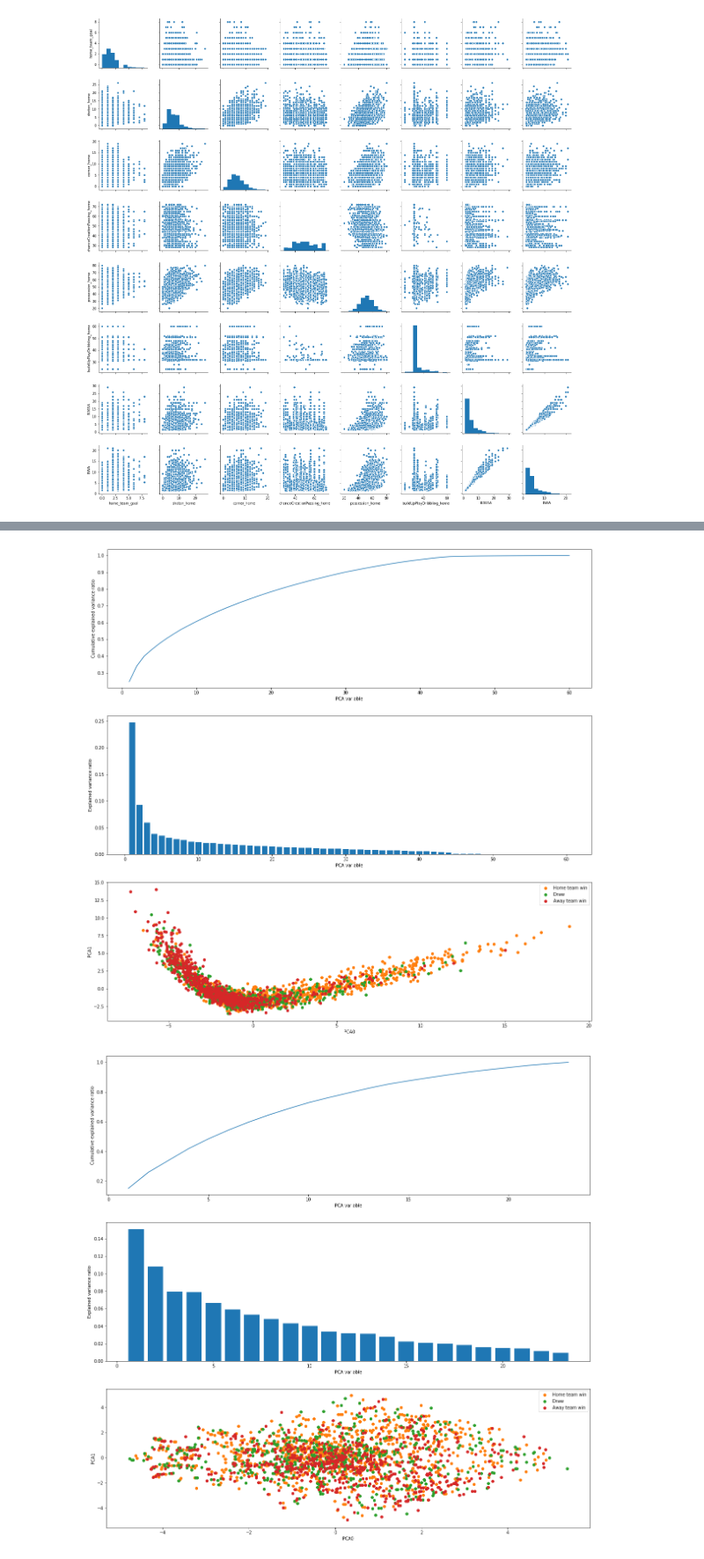
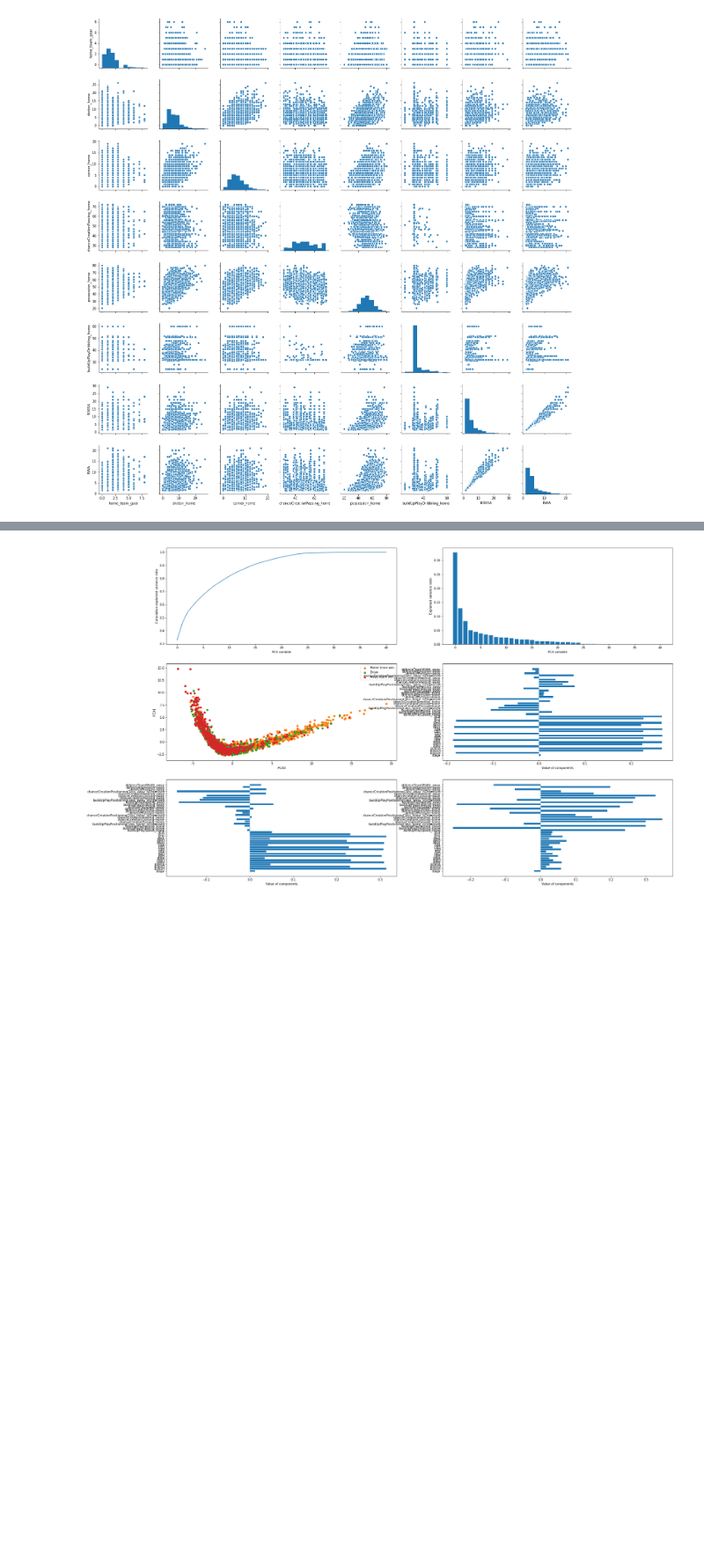
Before and after one commit to ShawnHouCHN/Introduction-to-Machine-Learning-and-Data-Mining-E17, a Jupyter notebook: Project1/Project 1 Notebook.ipynb, the cells around one changed output, grey strips where cells are left out. Shown at 88% size. Drawn from its saved outputs; the diff is of its cells as text; code cells hidden in the pictures; blank space fills up the shorter version.

Commit message:
PCA component visualization

```diff
--- a/Project1/Project 1 Notebook.ipynb
+++ b/Project1/Project 1 Notebook.ipynb
@@ -159,12 +160,17 @@ sns.pairplot(df_match[['home_team_goal', 'shoton_home','corner_home','chanceCrea
 [figure]
 # %%
 def do_pca(df):
-    print (df.columns)
+    print (df.columns.values)
     standardized = (df - df.mean()) / df.std()
     pca = PCA()
     pca.fit(standardized)
-    pcavar = np.arange(len(pca.explained_variance_ratio_)) + 1
-    fig, ax = plt.subplots(3, figsize=(20, 20))
+    pcavar = np.arange(len(pca.explained_variance_ratio_))
+    apply_pca = lambda pcanr, indeces: np.einsum('i,ji->j', pca.components_[pcanr], standardized.loc[indeces,:])
+    win  = df_match['home_team_goal'] >  df_match['away_team_goal']
+    draw = df_match['home_team_goal'] == df_match['away_team_goal']
+    lose = df_match['home_team_goal'] <  df_match['away_team_goal']
+    fig, ax = plt.subplots(3, 2, figsize=(30, 20))
+    ax = np.reshape(ax, -1)
 
     ax[0].plot(pcavar, np.cumsum(pca.explained_variance_ratio_))
     ax[0].set_xlabel('PCA variable')
@@ -174,28 +180,39 @@ def do_pca(df):
     ax[1].set_xlabel('PCA variable')
     ax[1].set_ylabel('Explained variance ratio')
 
-    apply_pca = lambda pcanr, indeces: np.einsum('i,ji->j', pca.components_[pcanr], standardized.loc[indeces,:])
-    win  = df_match['home_team_goal'] >  df_match['away_team_goal']
-    draw = df_match['home_team_goal'] == df_match['away_team_goal']
-    lose = df_match['home_team_goal'] <  df_match['away_team_goal']
-    ax[2].scatter(apply_pca(0, win), apply_pca(1, win), c='C1')
+    ax[2].scatter(apply_pca(0, win),  apply_pca(1, win),  c='C1')
     ax[2].scatter(apply_pca(0, draw), apply_pca(1, draw), c='C2')
     ax[2].scatter(apply_pca(0, lose), apply_pca(1, lose), c='C3')
     ax[2].set_xlabel('PCA0')
     ax[2].set_ylabel('PCA1')
     ax[2].legend(['Home team win', 'Draw', 'Away team win'])
 
-do_pca(df_match)
-do_pca(df_match.filter(['buildUpPlaySpeed_home', 'buildUpPlayDribbling_home', 'buildUpPlayPassing_home',
-                      'buildUpPlayPositioningClass_home_isOrganised', 'chanceCreationPassing_home',
-                      'chanceCreationCrossing_home', 'chanceCreationShooting_home',
-                      'chanceCreationPositioningClass_home_isOrganised', 'defencePressure_home',
-                      'defenceAggression_home', 'defenceTeamWidth_home', 'buildUpPlaySpeed_away',
-                      'buildUpPlayDribbling_away', 'buildUpPlayPassing_away' ,
-                      'buildUpPlayPositioningClass_away_isOrganised', 'chanceCreationPassing_away',
-                      'chanceCreationCrossing_away', 'chanceCreationShooting_away',
-                      'chanceCreationPositioningClass_away_isOrganised', 'defencePressure_away' ,
-                      'defenceAggression_away', 'defenceTeamWidth_away', 'stage']))
+    for i in range(3):
+        x = np.arange(len(pca.components_[i]))
+        ax[3 + i].barh(x, pca.components_[i], tick_label=standardized.columns)
+        ax[3 + i].set_xlabel('Value of components of PCA%d' % i)
+
+#    fig3d = plt.figure(figsize=(20, 20))
+#    ax3d = fig3d.add_subplot(111, projection='3d')
+#    ax3d.scatter(apply_pca(0, win),  apply_pca(1, win),  apply_pca(2, win),  c='C1')
+#    ax3d.scatter(apply_pca(0, draw), apply_pca(1, draw), apply_pca(2, draw), c='C2')
+#    ax3d.scatter(apply_pca(0, lose), apply_pca(1, lose), apply_pca(2, lose), c='C3')
+#    ax3d.set_xlabel('PCA0')
+#    ax3d.set_ylabel('PCA1')
+#    ax3d.set_zlabel('PCA2')
+#    ax3d.legend(['Home team win', 'Draw', 'Away team win'])
+
+#do_pca(df_match)
+#do_pca(df_match.filter(['buildUpPlaySpeed_home', 'buildUpPlayDribbling_home', 'buildUpPlayPassing_home',
+#                      'buildUpPlayPositioningClass_home_isOrganised', 'chanceCreationPassing_home',
+#                      'chanceCreationCrossing_home', 'chanceCreationShooting_home',
+#                      'chanceCreationPositioningClass_home_isOrganised', 'defencePressure_home',
+#                      'defenceAggression_home', 'defenceTeamWidth_home', 'buildUpPlaySpeed_away',
+#                      'buildUpPlayDribbling_away', 'buildUpPlayPassing_away' ,
+#                      'buildUpPlayPositioningClass_away_isOrganised', 'chanceCreationPassing_away',
+#                      'chanceCreationCrossing_away', 'chanceCreationShooting_away',
+#                      'chanceCreationPositioningClass_away_isOrganised', 'defencePressure_away' ,
+#                      'defenceAggression_away', 'defenceTeamWidth_away', 'stage']))
 do_pca(df_match.drop(['home_team_goal', 'away_team_goal', 'possession_home', 'shoton_home', 'shoton_away',
                       'shotoff_home', 'shotoff_away', 'corner_home', 'corner_away', 'cross_home', 'cross_away',
                       'foulcommit_home', 'foulcommit_away', 'rcard_home', 'rcard_away', 'ycard_home', 'ycard_away',
@@ -221,2 +235 @@ Index(['stage', 'home_team_goal', 'away_team_goal', 'possession_home', 'B365H',
-[figure, old version]
+[figure, new version]
-[figure, removed]
```
Also changed, not shown: parts of 2 cells of this notebook.
